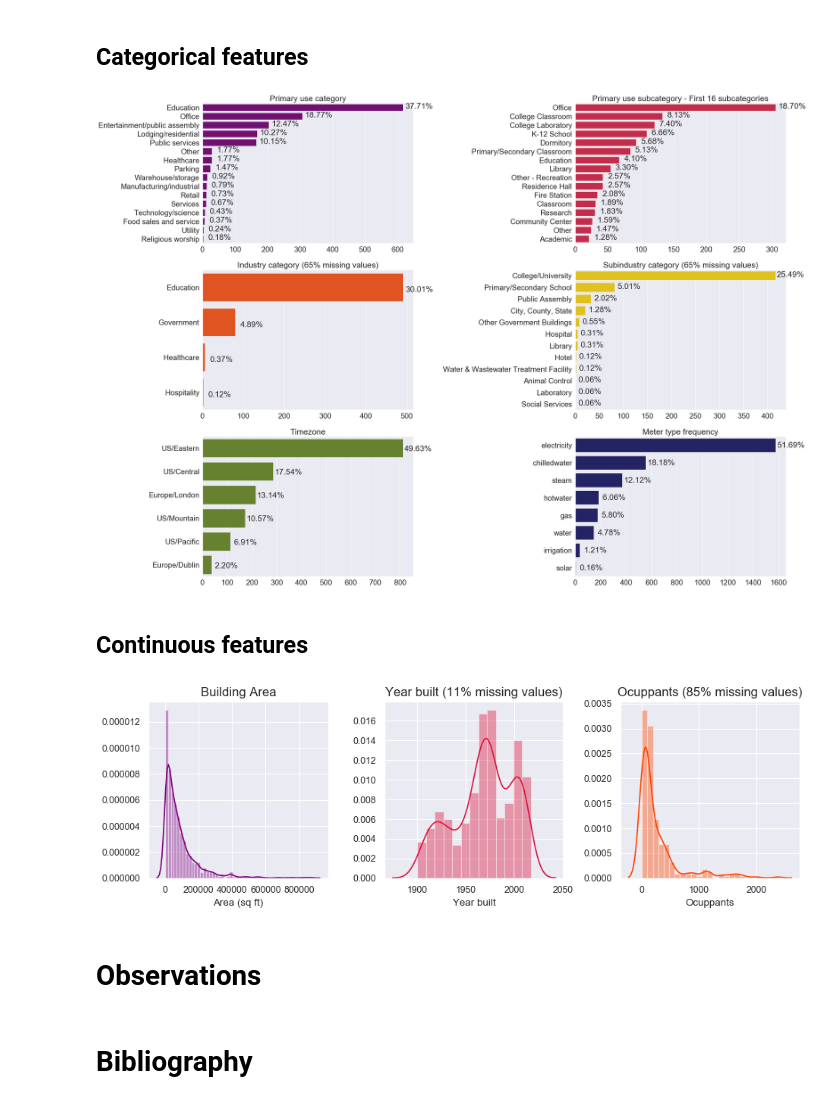
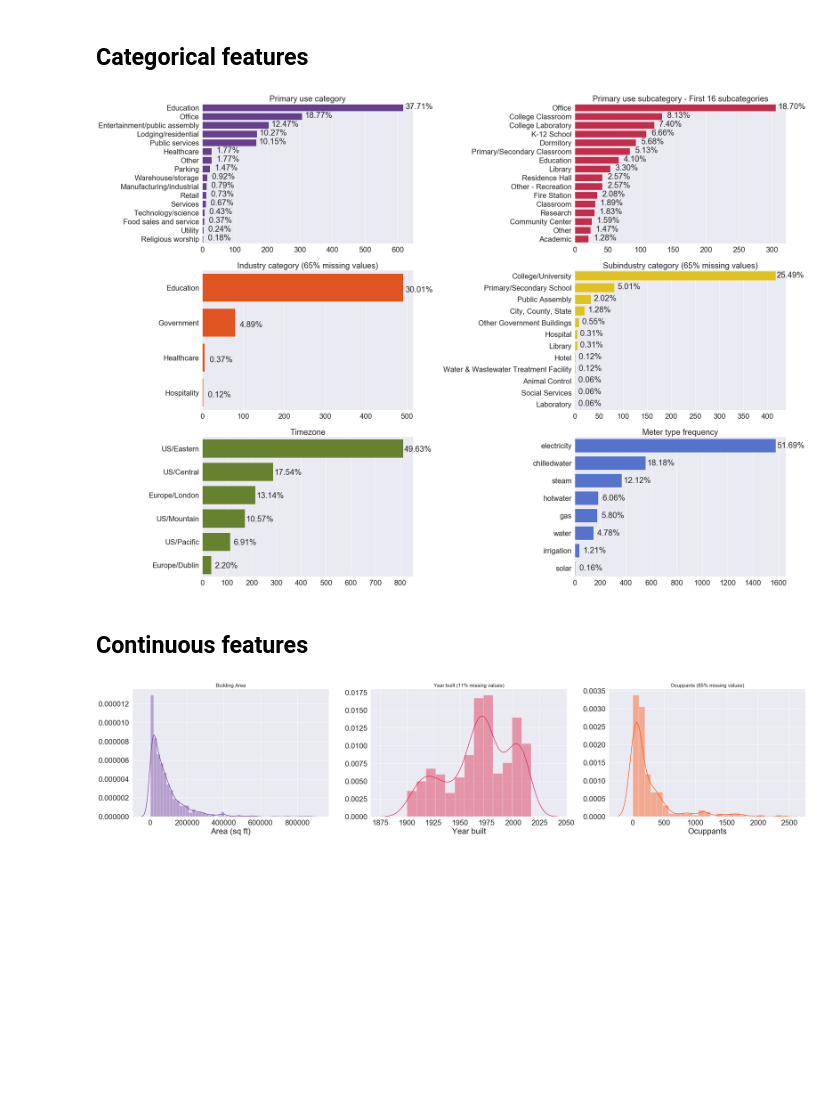
Before and after one commit to buds-lab/building-data-genome-project-2, a Jupyter notebook: notebooks/01_EDA-metadata.ipynb, the cells around one changed output. Drawn from its saved outputs; the diff is of its cells as text; code cells hidden in the pictures; blank space fills up the shorter version.

```diff
--- a/notebooks/01_EDA-metadata.ipynb
+++ b/notebooks/01_EDA-metadata.ipynb
@@ -13,9 +13,6 @@ import matplotlib.pyplot as plt
 import matplotlib as mpl
 import matplotlib.pylab as pylab
 %matplotlib inline
-mpl.rcParams['figure.figsize'] = (12,8)
-mpl.rcParams['font.size'] = 12
-mpl.rcParams['figure.dpi'] = 80
 import seaborn as sns
 sns.set_style("darkgrid")
 mpl.style.use('ggplot')
@@ -170,7 +167,7 @@ ax.set_ylim([20, 60])
 # %% [markdown]
 ## Categorical features
 # %%
-# palette: purple, crimson, orangered, gold, olivedrab, midnightblue
+colors =  ["rebeccapurple", "crimson", "orangered", "gold", "olivedrab", "royalblue"]
 # %%
 sns.set(rc={'figure.figsize':(30,21)})
 sns.set(font_scale = 2)
@@ -179,7 +176,7 @@ axes = axes.flatten()
 
 # primary use category countplot in decreasing order
 ax1 = axes[0]
-g1 = sns.countplot(data=metadata, y="primaryspaceusage", color="purple", orient="h", ax=ax1, order = metadata['primaryspaceusage'].value_counts().index)
+g1 = sns.countplot(data=metadata, y="primaryspaceusage", color= colors[0], orient="h", ax=ax1, order = metadata['primaryspaceusage'].value_counts().index)
 ax1.title.set_text('Primary use category')
 ax1.set(ylabel="", xlabel="")
 # adds percentage
@@ -193,7 +190,7 @@ for p in g1.patches:
 
 # primary use subcategory countplot in decreasing order
 ax2 = axes[1]
-g2 = sns.countplot(data=metadata, y="sub_primaryspaceusage", color="crimson", orient="h", ax=ax2, order = metadata['sub_primaryspaceusage'].value_counts().iloc[:16].index)
+g2 = sns.countplot(data=metadata, y="sub_primaryspaceusage", color= colors[1], orient="h", ax=ax2, order = metadata['sub_primaryspaceusage'].value_counts().iloc[:16].index)
 ax2.title.set_text('Primary use subcategory - First 16 subcategories')
 ax2.set(ylabel="", xlabel="")
 # adds percentage
@@ -207,7 +204,7 @@ for p in g2.patches:
 
 # industry countplot in decreasing order
 ax3 = axes[2]
-g3 = sns.countplot(data=metadata, y="industry", color="orangered", ax=ax3, orient="h", order = metadata['industry'].value_counts().index)
+g3 = sns.countplot(data=metadata, y="industry", color=colors[2], ax=ax3, orient="h", order = metadata['industry'].value_counts().index)
 ax3.title.set_text('Industry category (65% missing values)')
 ax3.set(ylabel="", xlabel="")
 # adds percentage
@@ -221,7 +218,7 @@ for p in g3.patches:
 
 # subindustry countplot in decreasing order
 ax4 = axes[3]
-g4 = sns.countplot(data=metadata, y="subindustry", color="gold", ax=ax4, orient="h", order = metadata['subindustry'].value_counts().index)
+g4 = sns.countplot(data=metadata, y="subindustry", color=colors[3], ax=ax4, orient="h", order = metadata['subindustry'].value_counts().index)
 ax4.title.set_text('Subindustry category (65% missing values)')
 ax4.set(ylabel="", xlabel="")
 # adds percentage
@@ -235,7 +232,7 @@ for p in g4.patches:
 
 # timezone countplot in decreasing order
 ax5 = axes[4]
-g5 = sns.countplot(data=metadata, y="timezone", color="olivedrab", ax=ax5, orient="h", order = metadata['timezone'].value_counts().index)
+g5 = sns.countplot(data=metadata, y="timezone", color=colors[4], ax=ax5, orient="h", order = metadata['timezone'].value_counts().index)
 ax5.title.set_text('Timezone')
 ax5.set(ylabel="", xlabel="")
 # adds percentage
@@ -252,7 +249,7 @@ ax6 = axes[5]
 # Temporal datafram
 temp = pd.melt(metadata[["building_id","electricity","hotwater","chilledwater","steam","water","irrigation","gas","solar"]],id_vars = "building_id", var_name="meter")
 # plot
-g6 = sns.countplot(data=temp.loc[temp['value']=="Yes"], y='meter', color="midnightblue", ax=ax6, orient="h", order = temp.loc[temp['value']=="Yes"]["meter"].value_counts().index)
+g6 = sns.countplot(data=temp.loc[temp['value']=="Yes"], y='meter', color= colors[5], ax=ax6, orient="h", order = temp.loc[temp['value']=="Yes"]["meter"].value_counts().index)
 g6.title.set_text('Meter type frequency')
 g6.set(ylabel="", xlabel="")
 # adds percentage
@@ -266,43 +263,39 @@ for p in g6.patches:
 
 plt.tight_layout()
 # %% [output]
-[figure, old version]
+[figure, new version]
 # %%
 f.savefig("..\\figures\\metadata_cat.pdf")
 # %% [markdown]
 ## Continuous features
 # %%
-sns.set(rc={'figure.figsize':(12,4)})
-#sns.set(font_scale = 1)
+sns.set(rc={'figure.figsize':(30,7)})
+sns.set(font_scale = 2)
 f, axes = plt.subplots(1, 3)
 axes = axes.flatten()
 
 # "sqft" histogram
 ax1 = axes[0]
-g1 = sns.distplot(metadata["sqft"], ax=ax1, color="purple")
-ax1.title.set_text('Building Area')
+g1 = sns.distplot(metadata["sqft"], ax=ax1, color=colors[0])
+ax1.set_title('Building Area')
 ax1.set(xlabel="Area (sq ft)")
 
 # "yearbuilt" histogram
 ax2 = axes[1]
-g2 = sns.distplot(metadata["yearbuilt"].dropna(), ax=ax2, color="crimson")
-ax2.title.set_text('Year built (11% missing values)')
+g2 = sns.distplot(metadata["yearbuilt"].dropna(), ax=ax2, color=colors[1])
+ax2.set_title('Year built (11% missing values)')
 ax2.set(xlabel="Year built")
 
 # "occupants" histogram
 ax3 = axes[2]
-g3 = sns.distplot(metadata["occupants"].dropna(), ax=ax3, color="orangered")
-ax3.title.set_text('Ocuppants (85% missing values)')
+g3 = sns.distplot(metadata["occupants"].dropna(), ax=ax3, color=colors[2])
+ax3.set_title('Ocuppants (85% missing values)')
 ax3.set(xlabel="Ocuppants")
 
 # Sets fontsize
 for ax in axes:
     ax.title.set_size(15)
 
 f.tight_layout()
 # %% [output]
-[figure, old version]
+[figure, new version]
-# %% [markdown]
-# Observations
-# %% [markdown]
-# Bibliography
```
Also changed, not shown: parts of 3 cells of this notebook, 5 other files.
